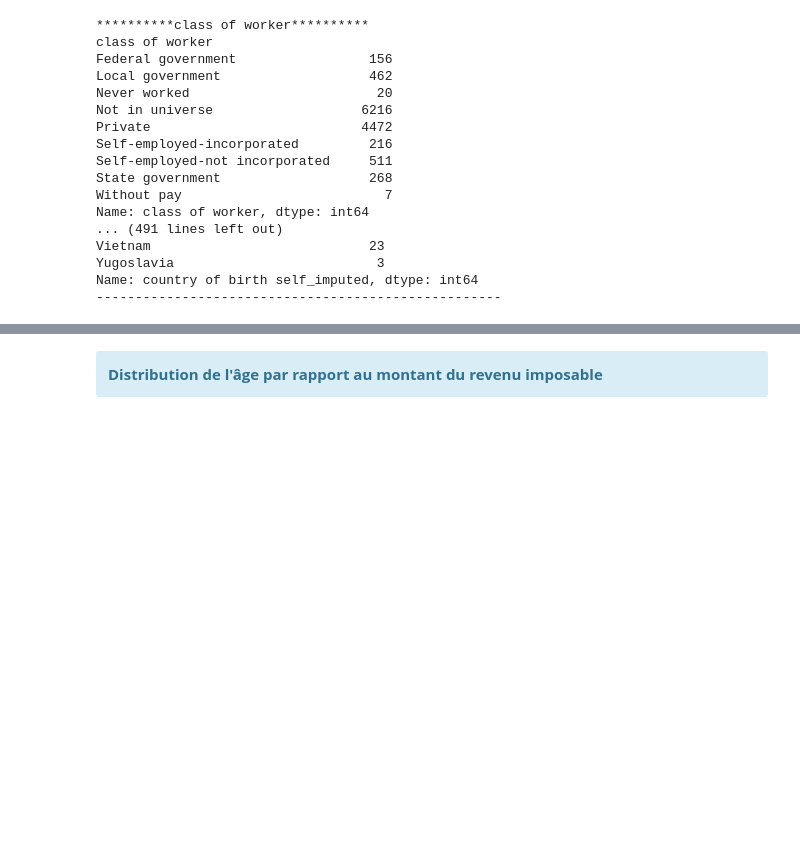
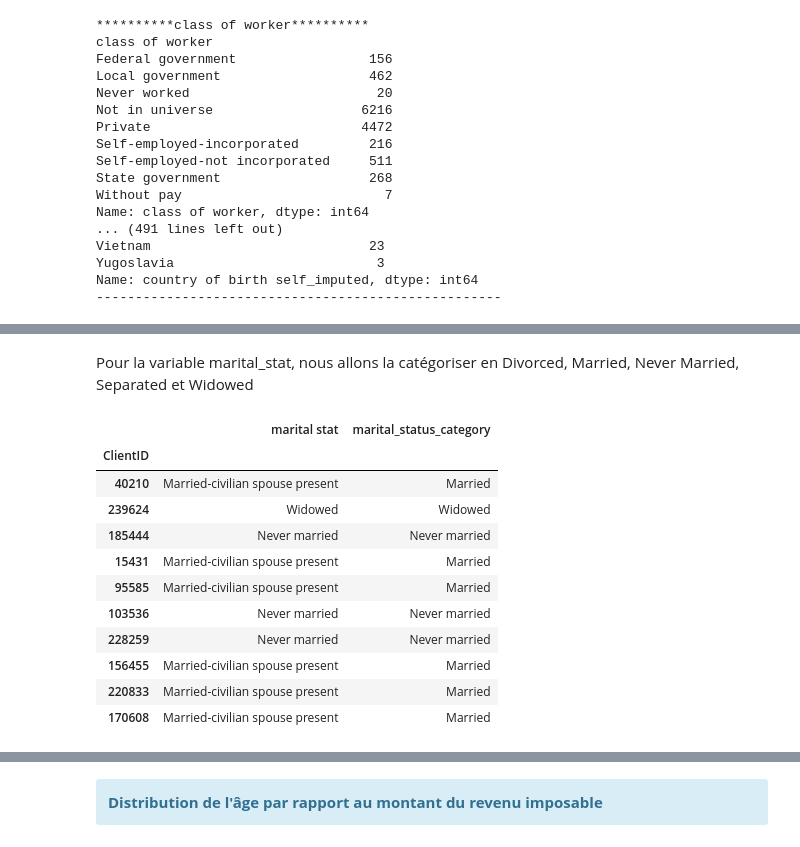
Before and after one commit to rgbodui/test-databeez, a Jupyter notebook: nb_gbodui_rj.ipynb, the cells around one changed output, grey strips where cells are left out. Saved outputs shown, nothing was run; the diff lists cells and outputs as text; code cells hidden in the pictures; blank space fills up the shorter version.

```diff
--- a/nb_gbodui_rj.ipynb
+++ b/nb_gbodui_rj.ipynb
@@ -621,0 +668,24 @@ Index(['class of worker', 'education', 'enroll in edu inst last wk',
+# %% [markdown]
+Pour la variable marital_stat, nous allons la catégoriser en Divorced, Married, Never Married, Separated et Widowed
+# %%
+def categorize_marital_status(status):
+    if "Married" in status :
+        return "Married"
+    return status
+
+df['marital_status_category'] = df['marital stat'].map(categorize_marital_status)
+
+df[['marital stat','marital_status_category']].sample(10)
+# %% [output]
+|  | marital stat | marital_status_category |
+| ClientID |  |  |
+| 40210 | Married-civilian spouse present | Married |
+| 239624 | Widowed | Widowed |
+| 185444 | Never married | Never married |
+| 15431 | Married-civilian spouse present | Married |
+| 95585 | Married-civilian spouse present | Married |
+| 103536 | Never married | Never married |
+| 228259 | Never married | Never married |
+| 156455 | Married-civilian spouse present | Married |
+| 220833 | Married-civilian spouse present | Married |
+| 170608 | Married-civilian spouse present | Married |
```
Also changed, not shown: parts of 22 cells of this notebook.
